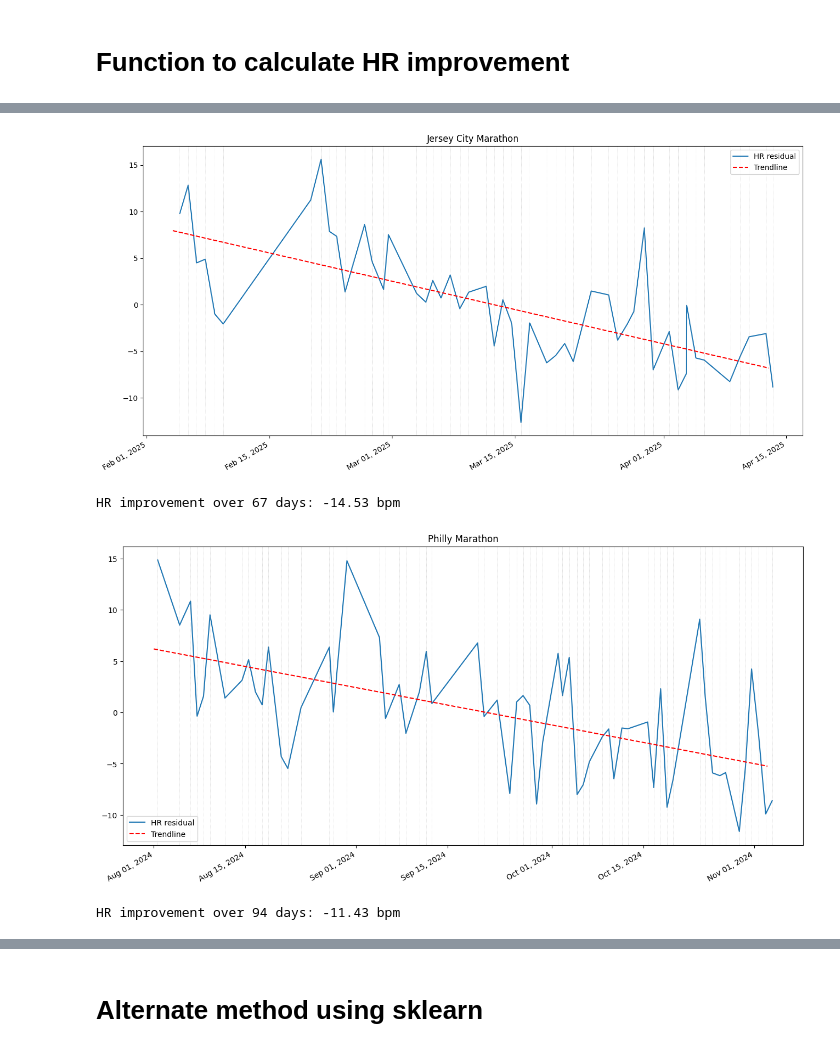
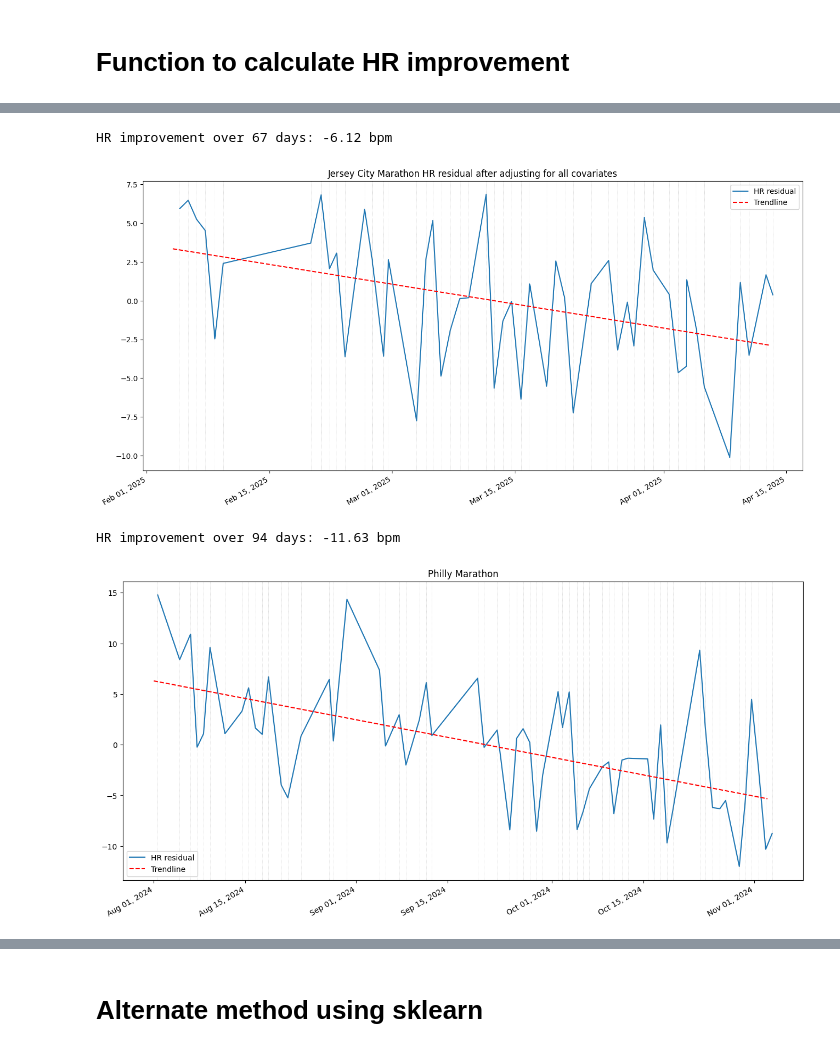
Before and after one commit to ionox0/Runs, a Jupyter notebook: hr_improvment.ipynb, the cells around one changed output, grey strips where cells are left out. Cells and saved outputs as stored; diff of their text form; code cells hidden in the pictures.

Commit message:
more marathons

```diff
--- a/hr_improvment.ipynb
+++ b/hr_improvment.ipynb
@@ -6,40 +6,56 @@ import pandas as pd
 import matplotlib.pyplot as plt
 import statsmodels.api as sm
 # %%
-runs = pd.read_csv('new_strava_data/activities.csv')
+runs = pd.read_csv('latest_strava_data/activities.csv', low_memory=False)
 
 runs['Activity Date'] = pd.to_datetime(runs['Activity Date'], format='%b %d, %Y, %I:%M:%S %p')
 
-rel_cols = [
-    'Activity Date',
+covariates_main = [
+    'Average Speed',
+    'Elevation Gain',
+]
+covariates_extra = [
     'Elapsed Time',
     'Distance',
     'Moving Time',
-    'Average Heart Rate',
     'Average Speed',
+    'Max Speed',
     'Elevation Gain',
     'Average Grade',
+    'Max Grade',
     'Grade Adjusted Distance',
+    'Calories',
+    'Weather Condition',
+    'Weather Temperature',
+    'Apparent Temperature',
+    'Dewpoint',
+    'Humidity',
+    'Weather Pressure',
+    'Wind Speed',
+    'Wind Gust',
+    'Precipitation Intensity',
+    'UV Index',
 ]
 # %% [markdown]
 # Function to calculate HR improvement
 # %%
-def plot_hr_improvement(start_date='2025-02-01', end_date='2025-04-15', title='HR Residual with Linear Trendline'):
+def plot_hr_improvement(start_date='2025-02-01', end_date='2025-04-15', title='HR Residual with Linear Trendline', covariates=covariates_main):
     recent_selector = runs['Activity Date'] > start_date
     recent_selector_end = runs['Activity Date'] < end_date
-    runs_sub = runs[recent_selector & recent_selector_end][rel_cols]
+    runs_sub = runs[recent_selector & recent_selector_end]
     runs_sub = runs_sub[~pd.isna(runs_sub['Average Heart Rate'])]
+    runs_sub = runs_sub.dropna(subset=covariates)
     runs_sub = runs_sub.sort_values('Activity Date')
 
     # Control for speed + elevation
-    X = runs_sub[['Average Speed', 'Elevation Gain']]
+    X = runs_sub[covariates]
     y = runs_sub['Average Heart Rate']
     X = sm.add_constant(X)
     model = sm.OLS(y, X).fit()
     runs_sub['hr_resid'] = model.resid
 
     # Linear model
-    fig, ax = plt.subplots(figsize=(16, 8))  # Width = 16 inches, Height = 8 inches
+    fig, ax = plt.subplots(figsize=(16, 8))
     ax.plot(runs_sub['Activity Date'], runs_sub['hr_resid'], label='HR residual')
 
     # Fit linear trendline
@@ -60,7 +76,7 @@ def plot_hr_improvement(start_date='2025-02-01', end_date='2025-04-15', title='H
     ax.figure.autofmt_xdate()  # Auto rotates date labels
     ax.legend()
     ax.set_title(title)
-    plt.show()
+    # plt.show()
 
     # Interpret Model
     slope = z[0]  # bpm per day
@@ -72,13 +103,13 @@ def plot_hr_improvement(start_date='2025-02-01', end_date='2025-04-15', title='H
 # %%
-plot_hr_improvement(title='Jersey City Marathon')
+plot_hr_improvement(title=f'Jersey City Marathon HR residual after adjusting for all covariates', covariates=covariates_main + covariates_extra)
 # %% [output]
+HR improvement over 67 days: -6.12 bpm
-[figure, old version]
+[figure, new version]
-HR improvement over 67 days: -14.53 bpm
 # %%
 plot_hr_improvement('2024-08-01', '2024-11-05', title='Philly Marathon')
 # %% [output]
+HR improvement over 94 days: -11.63 bpm
-[figure, old version]
+[figure, new version]
-HR improvement over 94 days: -11.43 bpm
 # %%
 plot_hr_improvement('2024-01-01', '2024-03-23', title='Savin Rock Marathon')
 # %% [output]
```
Also changed, not shown: parts of 5 cells of this notebook.
